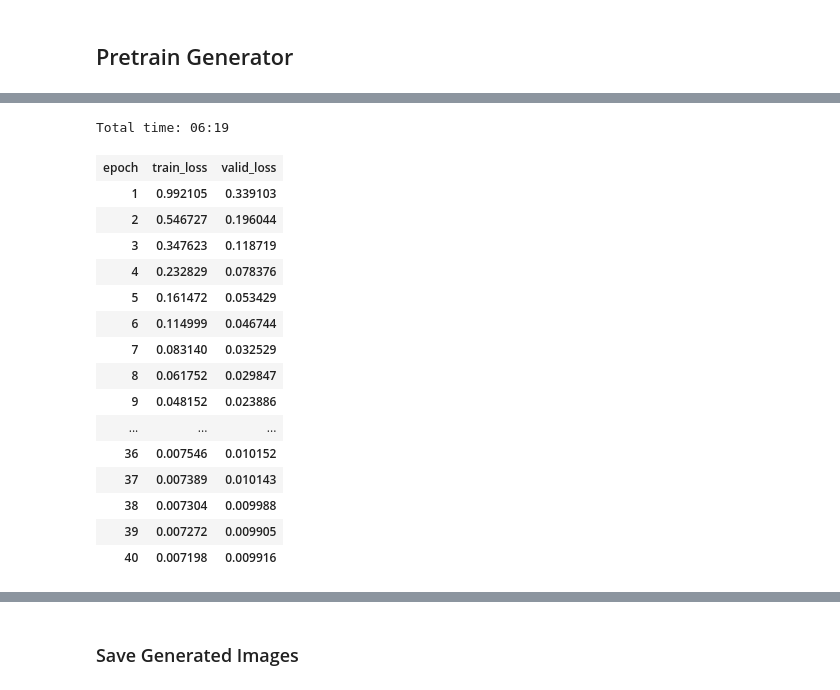
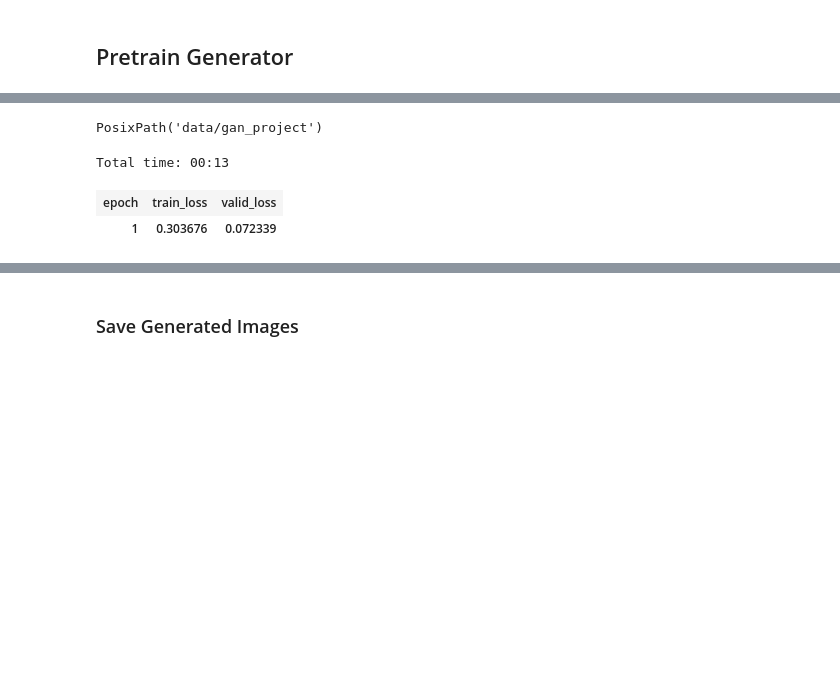
Before and after one commit to waydegg/dl_projects, a Jupyter notebook: GAN Project.ipynb, the cells around one changed output, grey strips where cells are left out. Cells and saved outputs as stored; diff of their text form; code cells hidden in the pictures; blank space fills up the shorter version.

```diff
--- a/GAN Project.ipynb
+++ b/GAN Project.ipynb
@@ -45,8 +56,8 @@ def get_data(bs,size):
     data.c = 3
     return data
 # %%
-def create_gen_learner():
-    return unet_learner(data_gen, arch, wd=wd, blur=True, norm_type=NormType.Weight,
+def create_gen_learner(data):
+    return unet_learner(data, arch, wd=wd, blur=True, norm_type=NormType.Weight,
                         self_attention=True, y_range=y_range, loss_func=loss_gen)
 # %%
 def save_preds(dl):
@@ -303,5 +306,6 @@ loss_gen = MSELossFlat()
 # %%
 %%time
-learn_gen = create_gen_learner()
-learn_gen.path = PATH/'models'
+learn_gen = create_gen_learner(data_gen)
+os.system(f"mv {CRAP}/'models' {PATH}")
+learn_gen.path = PATH
 # %% [output]
@@ -310,25 +314,15 @@ Wall time: 3.72 s
+# %%
+learn_gen.path
+# %% [output]
+PosixPath('data/gan_project')
 # %%
 # learn_gen.model
 # %%
-learn_gen.fit_one_cycle(40, slice(1e-6,1e-3))
+learn_gen.fit_one_cycle(1, slice(1e-6,1e-3))
 # %% [output]
-Total time: 06:19
+Total time: 00:13
 | epoch | train_loss | valid_loss |
-| 1 | 0.992105 | 0.339103 |
-| 2 | 0.546727 | 0.196044 |
-| 3 | 0.347623 | 0.118719 |
-| 4 | 0.232829 | 0.078376 |
-| 5 | 0.161472 | 0.053429 |
-| 6 | 0.114999 | 0.046744 |
-| 7 | 0.083140 | 0.032529 |
-| 8 | 0.061752 | 0.029847 |
-| 9 | 0.048152 | 0.023886 |
-| ... | ... | ... |
-| 36 | 0.007546 | 0.010152 |
-| 37 | 0.007389 | 0.010143 |
-| 38 | 0.007304 | 0.009988 |
-| 39 | 0.007272 | 0.009905 |
-| 40 | 0.007198 | 0.009916 |
+| 1 | 0.303676 | 0.072339 |
 # %%
 learn_gen.show_results(rows=4)
 # %% [output]
```
Also changed, not shown: parts of 55 cells of this notebook, 10 other files.
